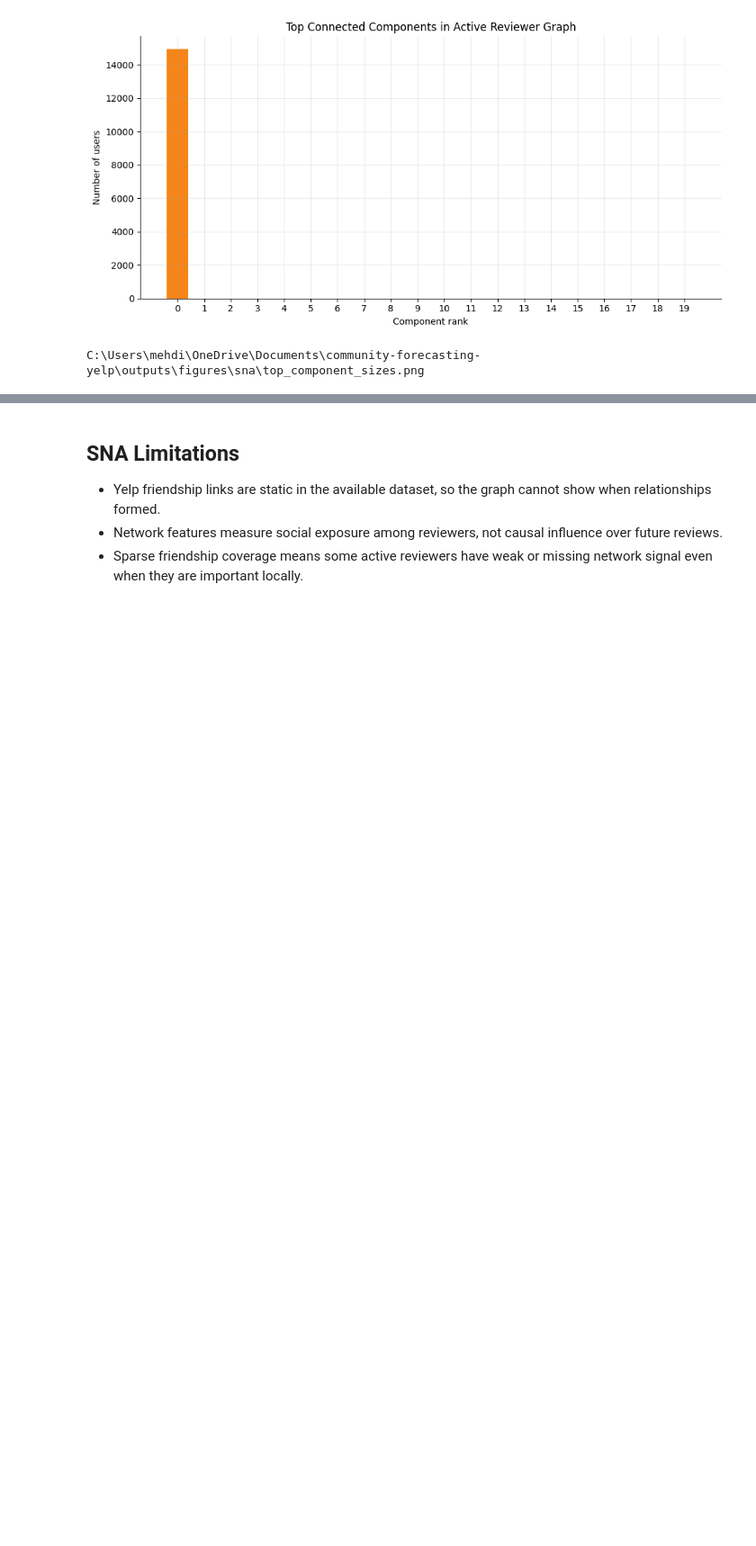
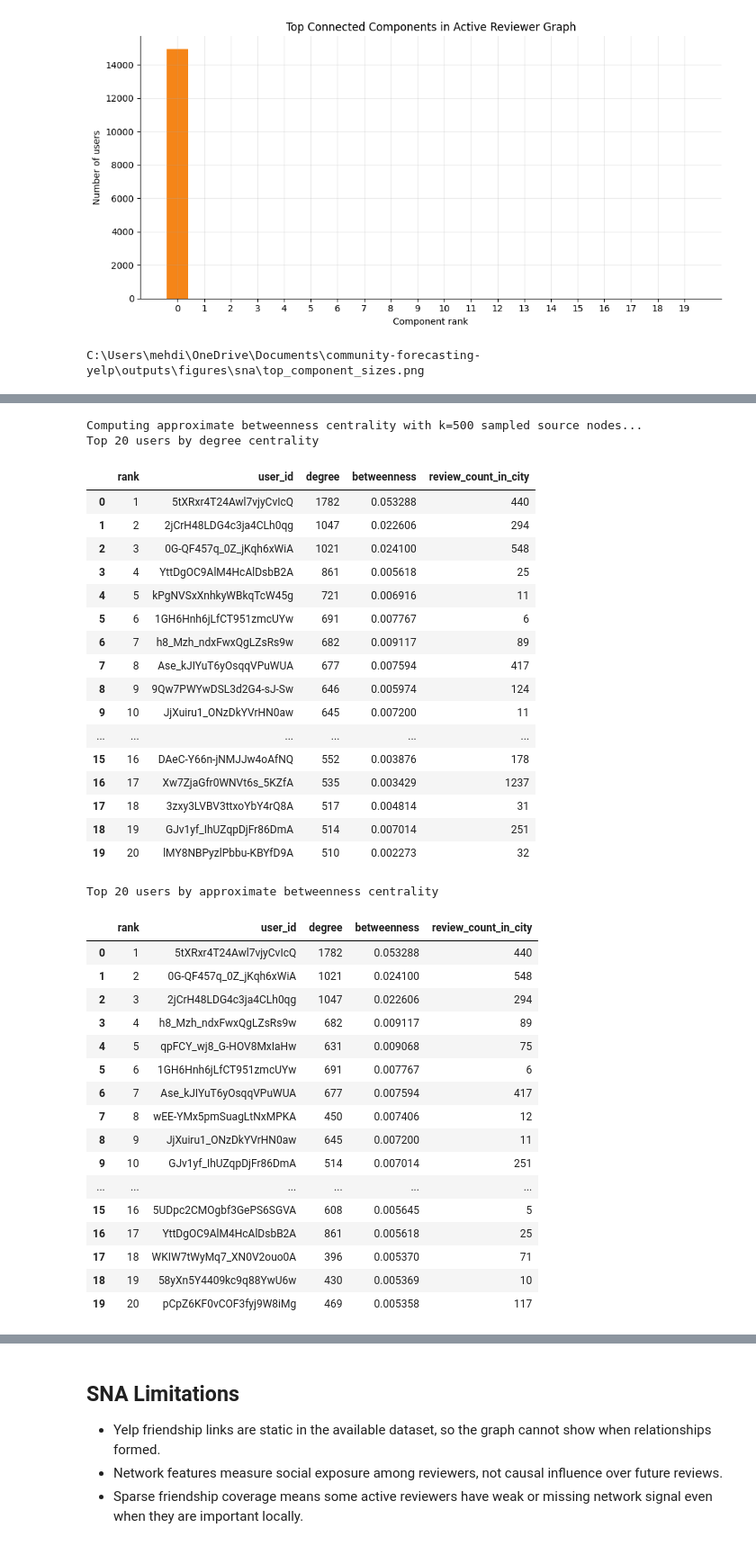
Before and after one commit to MehdiHellall/community-forecasting-yelp, a Jupyter notebook: notebooks/04_social_network_analysis.ipynb, the cells around one changed output, grey strips where cells are left out. Shown at 90% size. Saved outputs shown, nothing was run; the diff lists cells and outputs as text; code cells hidden in the pictures; blank space fills up the shorter version.

```diff
--- a/notebooks/04_social_network_analysis.ipynb
+++ b/notebooks/04_social_network_analysis.ipynb
@@ -413,0 +502,77 @@ C:\Users\mehdi\OneDrive\Documents\community-forecasting-yelp\outputs\figures\sna
+# %%
+# Extract top reviewer hubs by degree centrality and approximate betweenness centrality.
+from IPython.display import display
+
+print("Computing approximate betweenness centrality with k=500 sampled source nodes...")
+degree_centrality = nx.degree_centrality(G)
+betweenness = nx.betweenness_centrality(G, k=500, seed=42)
+
+hub_metrics = pd.DataFrame({
+    "user_id": list(G.nodes()),
+    "degree": [G.degree(node) for node in G.nodes()],
+    "degree_centrality": [degree_centrality.get(node, 0.0) for node in G.nodes()],
+    "betweenness": [betweenness.get(node, 0.0) for node in G.nodes()],
+    "review_count_in_city": [G.nodes[node].get("review_count_in_city", user_review_counts.get(node, 0)) for node in G.nodes()],
+})
+
+top_degree_hubs = (
+    hub_metrics
+    .sort_values(["degree_centrality", "degree", "review_count_in_city"], ascending=False)
+    .head(20)
+    .reset_index(drop=True)
+)
+top_degree_hubs.insert(0, "rank", range(1, len(top_degree_hubs) + 1))
+
+top_betweenness_hubs = (
+    hub_metrics
+    .sort_values(["betweenness", "degree", "review_count_in_city"], ascending=False)
+    .head(20)
+    .reset_index(drop=True)
+)
+top_betweenness_hubs.insert(0, "rank", range(1, len(top_betweenness_hubs) + 1))
+
+hub_table_columns = ["rank", "user_id", "degree", "betweenness", "review_count_in_city"]
+
+print("Top 20 users by degree centrality")
+display(top_degree_hubs[hub_table_columns])
+
+print("Top 20 users by approximate betweenness centrality")
+display(top_betweenness_hubs[hub_table_columns])
+# %% [output]
+Computing approximate betweenness centrality with k=500 sampled source nodes...
+Top 20 users by degree centrality
+|  | rank | user_id | degree | betweenness | review_count_in_city |
+| 0 | 1 | 5tXRxr4T24Awl7vjyCvIcQ | 1782 | 0.053288 | 440 |
+| 1 | 2 | 2jCrH48LDG4c3ja4CLh0qg | 1047 | 0.022606 | 294 |
+| 2 | 3 | 0G-QF457q_0Z_jKqh6xWiA | 1021 | 0.024100 | 548 |
+| 3 | 4 | YttDgOC9AlM4HcAlDsbB2A | 861 | 0.005618 | 25 |
+| 4 | 5 | kPgNVSxXnhkyWBkqTcW45g | 721 | 0.006916 | 11 |
+| 5 | 6 | 1GH6Hnh6jLfCT951zmcUYw | 691 | 0.007767 | 6 |
+| 6 | 7 | h8_Mzh_ndxFwxQgLZsRs9w | 682 | 0.009117 | 89 |
+| 7 | 8 | Ase_kJIYuT6yOsqqVPuWUA | 677 | 0.007594 | 417 |
+| 8 | 9 | 9Qw7PWYwDSL3d2G4-sJ-Sw | 646 | 0.005974 | 124 |
+| 9 | 10 | JjXuiru1_ONzDkYVrHN0aw | 645 | 0.007200 | 11 |
+| ... | ... | ... | ... | ... | ... |
+| 15 | 16 | DAeC-Y66n-jNMJJw4oAfNQ | 552 | 0.003876 | 178 |
+| 16 | 17 | Xw7ZjaGfr0WNVt6s_5KZfA | 535 | 0.003429 | 1237 |
+| 17 | 18 | 3zxy3LVBV3ttxoYbY4rQ8A | 517 | 0.004814 | 31 |
+| 18 | 19 | GJv1yf_IhUZqpDjFr86DmA | 514 | 0.007014 | 251 |
+| 19 | 20 | lMY8NBPyzlPbbu-KBYfD9A | 510 | 0.002273 | 32 |
+Top 20 users by approximate betweenness centrality
+|  | rank | user_id | degree | betweenness | review_count_in_city |
+| 0 | 1 | 5tXRxr4T24Awl7vjyCvIcQ | 1782 | 0.053288 | 440 |
+| 1 | 2 | 0G-QF457q_0Z_jKqh6xWiA | 1021 | 0.024100 | 548 |
+| 2 | 3 | 2jCrH48LDG4c3ja4CLh0qg | 1047 | 0.022606 | 294 |
+| 3 | 4 | h8_Mzh_ndxFwxQgLZsRs9w | 682 | 0.009117 | 89 |
+| 4 | 5 | qpFCY_wj8_G-HOV8MxIaHw | 631 | 0.009068 | 75 |
+| 5 | 6 | 1GH6Hnh6jLfCT951zmcUYw | 691 | 0.007767 | 6 |
+| 6 | 7 | Ase_kJIYuT6yOsqqVPuWUA | 677 | 0.007594 | 417 |
+| 7 | 8 | wEE-YMx5pmSuagLtNxMPKA | 450 | 0.007406 | 12 |
+| 8 | 9 | JjXuiru1_ONzDkYVrHN0aw | 645 | 0.007200 | 11 |
+| 9 | 10 | GJv1yf_IhUZqpDjFr86DmA | 514 | 0.007014 | 251 |
+| ... | ... | ... | ... | ... | ... |
+| 15 | 16 | 5UDpc2CMOgbf3GePS6SGVA | 608 | 0.005645 | 5 |
+| 16 | 17 | YttDgOC9AlM4HcAlDsbB2A | 861 | 0.005618 | 25 |
+| 17 | 18 | WKIW7tWyMq7_XN0V2ouo0A | 396 | 0.005370 | 71 |
+| 18 | 19 | 58yXn5Y4409kc9q88YwU6w | 430 | 0.005369 | 10 |
+| 19 | 20 | pCpZ6KF0vCOF3fyj9W8iMg | 469 | 0.005358 | 117 |
```
Also changed, not shown: parts of 13 cells of this notebook, 3 other files.
